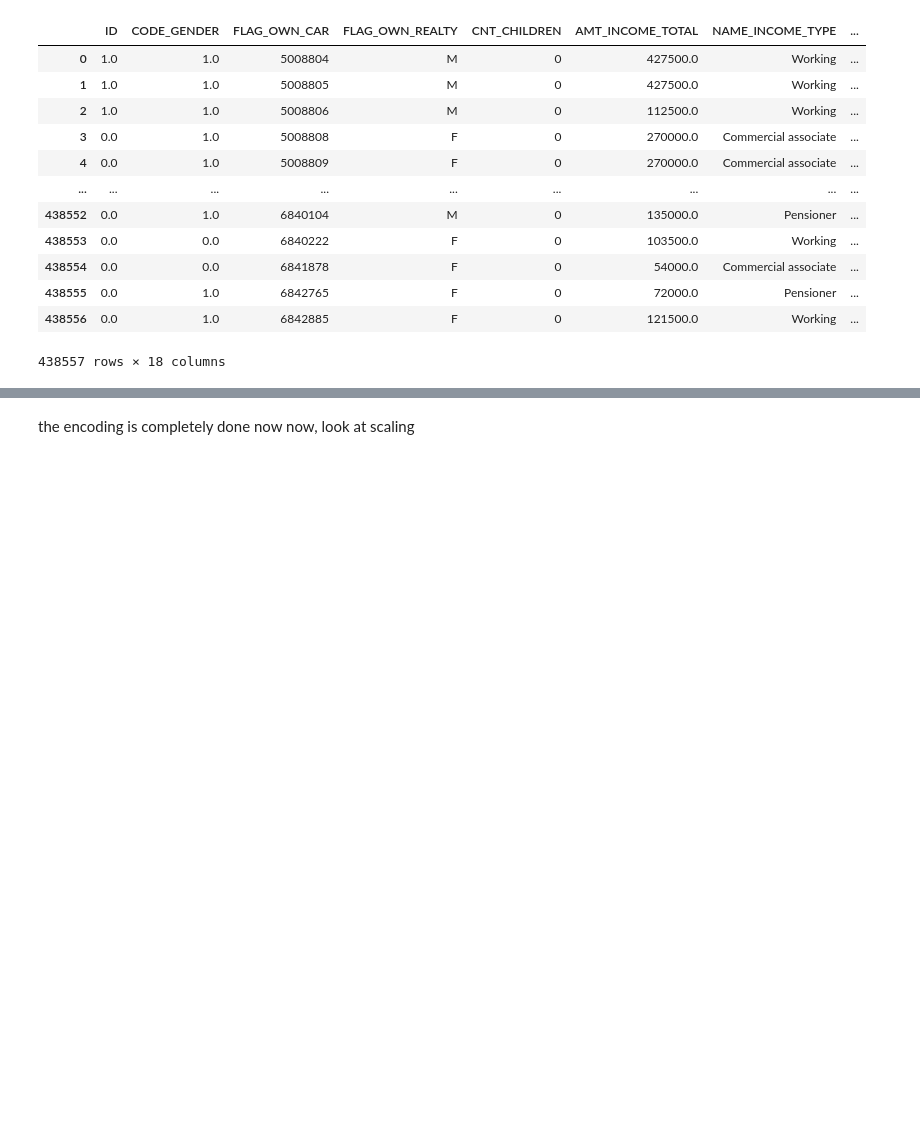
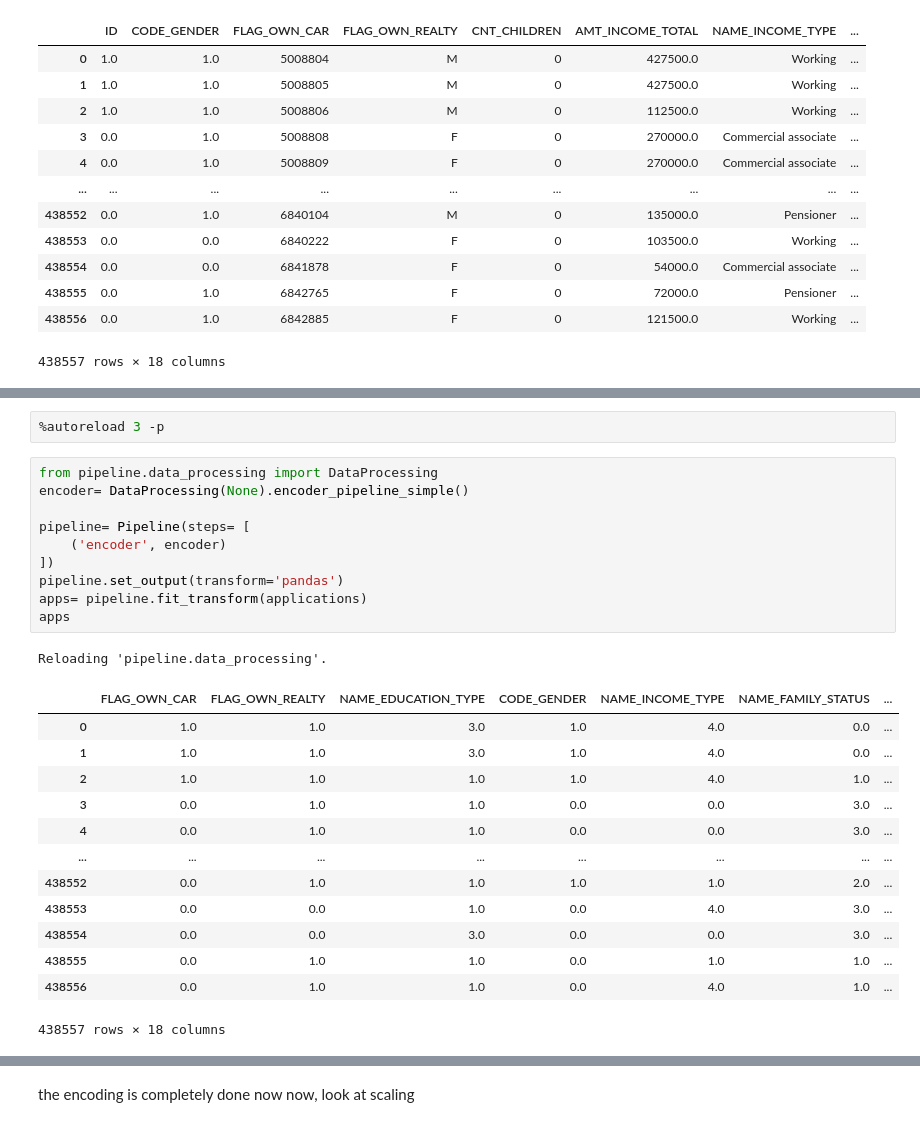
Before and after one commit to mgit00/Customer_Risk, a Jupyter notebook: data_exploration.ipynb, the cells around one changed output, grey strips where cells are left out. Cells and saved outputs as stored; diff of their text form; blank space fills up the shorter version.

```diff
--- a/data_exploration.ipynb
+++ b/data_exploration.ipynb
@@ -496,0 +429,27 @@ work on scaling now. scaling doesn't have to be done on target variable (custome
+# %%
+%autoreload 3 -p
+# %%
+from pipeline.data_processing import DataProcessing
+encoder= DataProcessing(None).encoder_pipeline_simple()
+
+pipeline= Pipeline(steps= [
+    ('encoder', encoder)
+])
+pipeline.set_output(transform='pandas')
+apps= pipeline.fit_transform(applications)
+apps
+# %% [output]
+Reloading 'pipeline.data_processing'.
+|  | FLAG_OWN_CAR | FLAG_OWN_REALTY | NAME_EDUCATION_TYPE | CODE_GENDER | NAME_INCOME_TYPE | NAME_FAMILY_STATUS | ... |
+| 0 | 1.0 | 1.0 | 3.0 | 1.0 | 4.0 | 0.0 | ... |
+| 1 | 1.0 | 1.0 | 3.0 | 1.0 | 4.0 | 0.0 | ... |
+| 2 | 1.0 | 1.0 | 1.0 | 1.0 | 4.0 | 1.0 | ... |
+| 3 | 0.0 | 1.0 | 1.0 | 0.0 | 0.0 | 3.0 | ... |
+| 4 | 0.0 | 1.0 | 1.0 | 0.0 | 0.0 | 3.0 | ... |
+| ... | ... | ... | ... | ... | ... | ... | ... |
+| 438552 | 0.0 | 1.0 | 1.0 | 1.0 | 1.0 | 2.0 | ... |
+| 438553 | 0.0 | 0.0 | 1.0 | 0.0 | 4.0 | 3.0 | ... |
+| 438554 | 0.0 | 0.0 | 3.0 | 0.0 | 0.0 | 3.0 | ... |
+| 438555 | 0.0 | 1.0 | 1.0 | 0.0 | 1.0 | 1.0 | ... |
+| 438556 | 0.0 | 1.0 | 1.0 | 0.0 | 4.0 | 1.0 | ... |
+438557 rows × 18 columns
```
Also changed, not shown: parts of 43 cells of this notebook, 2 other files.
